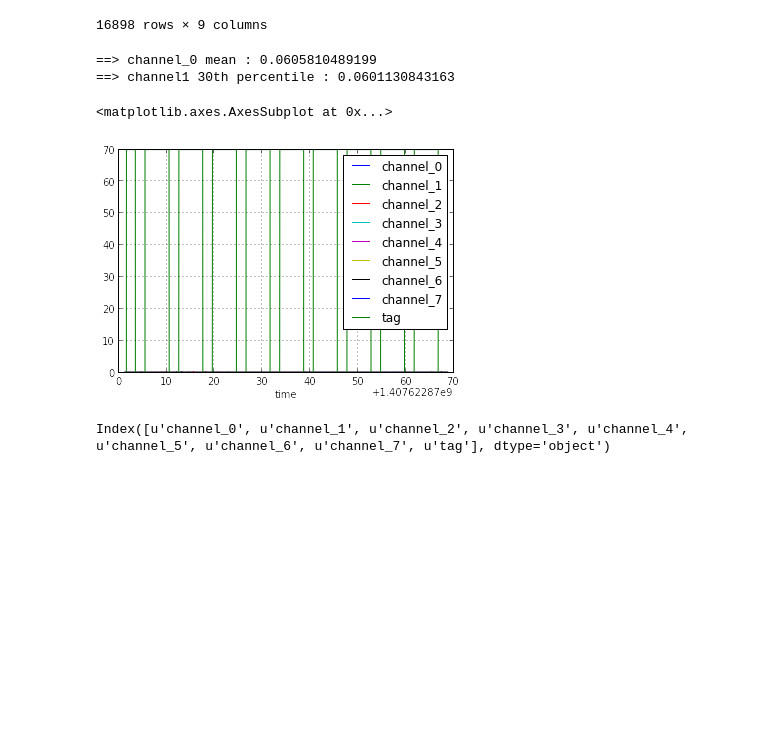
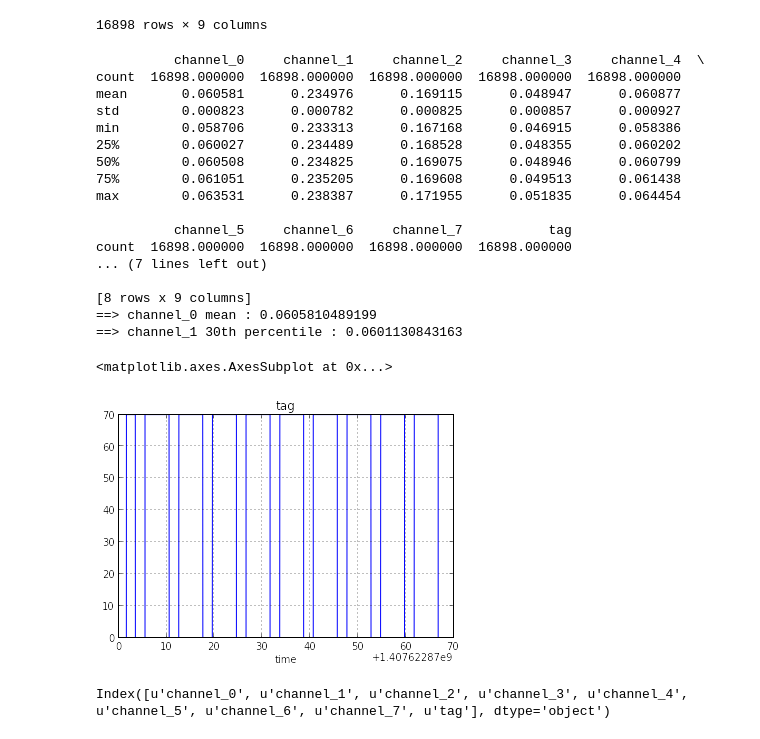
Before and after one commit to marionleborgne/cloudbrain, a Jupyter notebook: utils/analytics/data_viz/eeg_data_viz.ipynb, the cells around one changed output. Cells and saved outputs as stored; diff of their text form; code cells hidden in the pictures; blank space fills up the shorter version.

```diff
--- a/utils/analytics/data_viz/eeg_data_viz.ipynb
+++ b/utils/analytics/data_viz/eeg_data_viz.ipynb
@@ -34,21 +30,39 @@ df
 |  | ... | ... | ... | ... | ... | ... | ... | ... | ... |
 16898 rows × 9 columns
 # %%
-#Get mean of channel_0
+#Show some simple stats for each channel
+print df.describe()
+
+#Mean of channel_0
 channel_0_mean = df['channel_0'].mean()
 print "==> channel_0 mean : %s" % channel_0_mean
 
-#Get percentile/quantiles
+#30th percentile of channel_0
 channel_0_q30 = df['channel_0'].quantile(q=0.3)
+print "==> channel_1 30th percentile : %s" % channel_0_q30
 
-print "==> channel1 30th percentile : %s" % channel_0_q30
-
-df.plot()
+#Plot tag (class attribute)
+df['tag'].plot(title="tag")
 # %% [output]
+          channel_0     channel_1     channel_2     channel_3     channel_4  \
+count  16898.000000  16898.000000  16898.000000  16898.000000  16898.000000
+mean       0.060581      0.234976      0.169115      0.048947      0.060877
+std        0.000823      0.000782      0.000825      0.000857      0.000927
+min        0.058706      0.233313      0.167168      0.046915      0.058386
+25%        0.060027      0.234489      0.168528      0.048355      0.060202
+50%        0.060508      0.234825      0.169075      0.048946      0.060799
+75%        0.061051      0.235205      0.169608      0.049513      0.061438
+max        0.063531      0.238387      0.171955      0.051835      0.064454
+
+          channel_5     channel_6     channel_7           tag
+count  16898.000000  16898.000000  16898.000000  16898.000000
+... (7 lines left out)
+
+[8 rows x 9 columns]
 ==> channel_0 mean : 0.0605810489199
-==> channel1 30th percentile : 0.0601130843163
+==> channel_1 30th percentile : 0.0601130843163
 <matplotlib.axes.AxesSubplot at 0x...>
-[figure, old version]
+[figure, new version]
 # %%
 df.keys()
 # %% [output]
```
Also changed, not shown: parts of 4 cells of this notebook, 1 other file.
